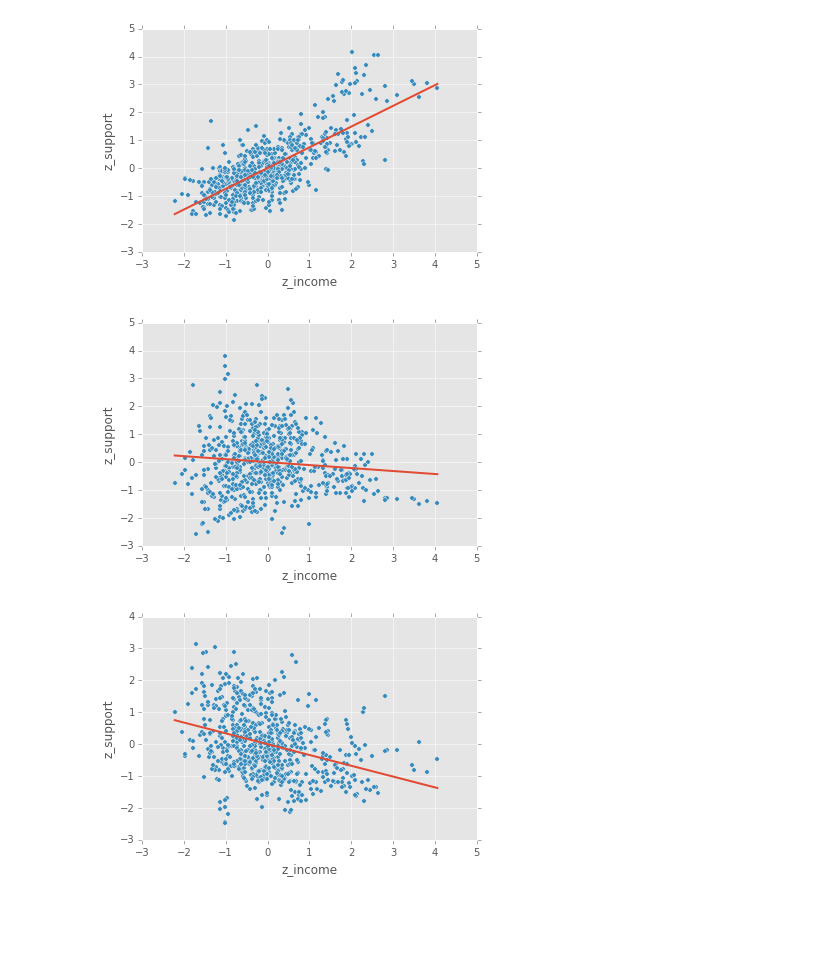
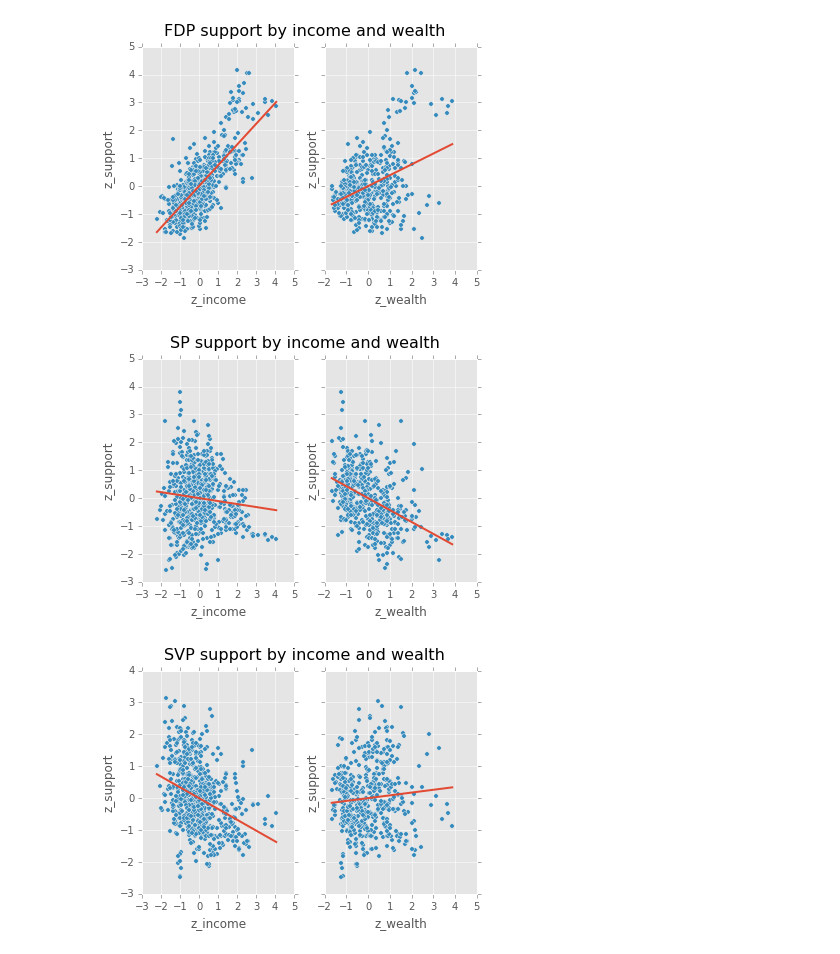
Before and after one commit to ciyer/election-ch, a Jupyter notebook: Income-Analysis.ipynb, the cells around one changed output. Saved outputs shown, nothing was run; the diff lists cells and outputs as text; code cells hidden in the pictures; blank space fills up the shorter version.

Commit message:
Added analysis for wealth

```diff
--- a/Income-Analysis.ipynb
+++ b/Income-Analysis.ipynb
@@ -11,12 +11,15 @@ matplotlib.style.use('ggplot')
 income_and_wealth = pd.read_excel('data/zh-income-wealth.xlsx')
 income_and_wealth.rename(columns={'BFS_NR': 'municipality', 'GEBIET_NAME': 'municipality_name', 'INDIKATOR_JAHR': 'year'}, inplace=True)
 
-# Pick out the series we are interested in : median income
+# Pick out the series we are interested in : median income and median wealth
 income_and_wealth_grouped = income_and_wealth.groupby('INDIKATOR_ID')
 median_income = income_and_wealth_grouped.get_group(316).rename(columns={'INDIKATOR_VALUE' : 'income'})
+median_wealth = income_and_wealth_grouped.get_group(320).rename(columns={'INDIKATOR_VALUE' : 'wealth'})
 
 # Discard the columns we do not care about
 median_income = median_income[['municipality', 'year', 'municipality_name', 'income']]
+median_wealth = median_wealth[['municipality', 'year', 'wealth']]
+median_income_and_wealth = median_income.merge(median_wealth, on=['municipality', 'year'], how="left")
 
 # Load the data on voting
 votes = pd.read_csv('data/2015-06-elections-partystrengths/analysis/output/partystrengths.csv')
@@ -25,7 +28,7 @@ parties.rename(columns={'ID': 'party', 'Abbr_D': 'party_name'}, inplace=True)
 parties = parties[['party', 'party_name']]
 
 # Create a frame that merges income data with voting
-df = median_income.merge(votes,
+df = median_income_and_wealth.merge(votes,
     on=['municipality', 'year'], how='inner').merge(parties,
     on='party', how='left')
 # %%
@@ -53,5 +44,6 @@ df
 # Compute z-scores for income and party support for easier comparibility accross times
 zscore = lambda x: (x - x.mean()) / x.std()
 df['z_income'] = pd.Series(df.groupby(['year'])['income'].transform(zscore), index=df.index)
+df['z_wealth'] = pd.Series(df.groupby(['year'])['wealth'].transform(zscore), index=df.index)
 df['z_support'] = pd.Series(df.groupby(['year', 'party'])['support'].transform(zscore), index=df.index)
 # %%
@@ -78,12 +58,21 @@ df
 # %%
-def plot_relationship_for_year(party, year):
+def plot_relationship(party, variable, ax):
     # Get the data for the party/year
-    data = df.groupby('party_name').get_group(party).groupby('year').get_group(year)
+    data = df.groupby('party_name').get_group(party)
+    # Filter out NaNs
+    data = data[np.isfinite(data[variable])]
     # Create a model
-    lm = smf.ols(formula='z_support ~ z_income', data=data).fit()
-    preds_input = pd.DataFrame({'z_income': [data.z_income.min(), data.z_income.max()]})
+    formula = 'z_support ~ {}'.format(variable)
+    lm = smf.ols(formula=formula, data=data).fit()
+    preds_input = pd.DataFrame({variable: [data[variable].min(), data[variable].max()]})
     preds = lm.predict(preds_input)
     # Plot the data
-    data.plot(x='z_income', y='z_support', kind='scatter')
+    data.plot(x=variable, y='z_support', kind='scatter', ax=ax)
     # Plot the model
-    plt.plot(preds_input, preds, c='red', linewidth=2)
+    ax.plot(preds_input, preds, c='red', linewidth=2)
+
+def plot_relationships(party):
+    fig, axs = plt.subplots(1,2, sharey=True)
+    plot_relationship(party, 'z_income', axs[0])
+    plot_relationship(party, 'z_wealth', axs[1])
+    fig.suptitle(party + ' support by income and wealth', fontsize=16)
@@ -122,13 +79,13 @@ def plot_relationship(party):
 # %%
-plot_relationship('FDP')
+plot_relationships('FDP')
 # %% [output]
-[figure, old version]
+[figure, new version]
 # %%
-plot_relationship('SP')
+plot_relationships('SP')
 # %% [output]
-[figure, old version]
+[figure, new version]
 # %%
-plot_relationship('SVP')
+plot_relationships('SVP')
 # %% [output]
-[figure, old version]
+[figure, new version]
 # %%
```
Also changed, not shown: parts of 11 cells of this notebook.
